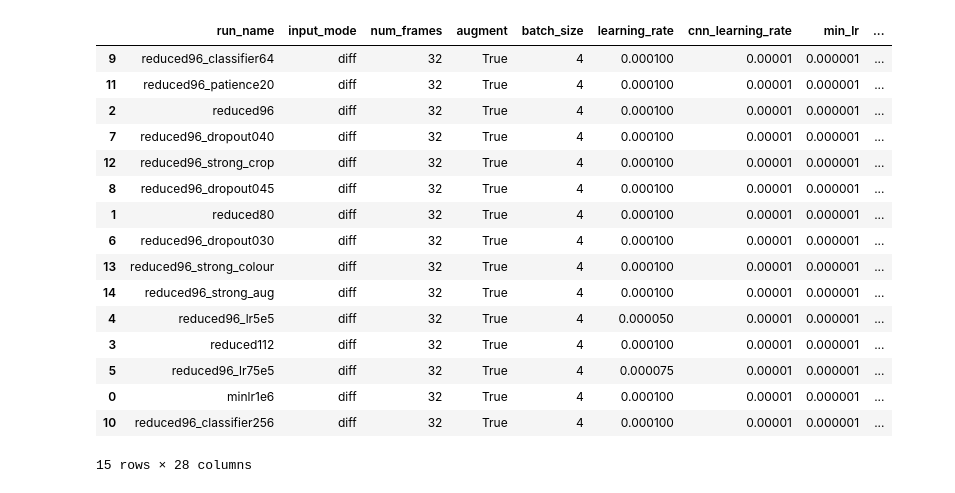
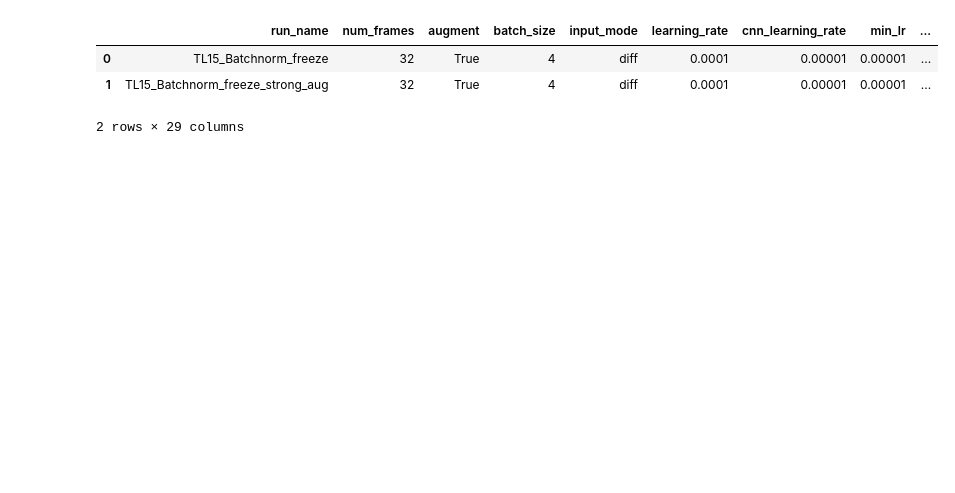
Before and after one commit to maxim-pre/violence-detection-dissertation, a Jupyter notebook: notebooks/06-gridsearch_results.ipynb, the cells around one changed output. Cells and saved outputs as stored; diff of their text form; code cells hidden in the pictures; blank space fills up the shorter version.

```diff
--- a/notebooks/06-gridsearch_results.ipynb
+++ b/notebooks/06-gridsearch_results.ipynb
@@ -12,26 +14,14 @@ import matplotlib.pyplot as plt
+# %%
+experiment_root = CHECKPOINT_DIR / "CNN_LSTM_V3" / "grid_search_6_Freeze_batchnorm"
 # %%
-experiment_root = CHECKPOINT_DIR / "CNN_LSTM_V3" / "grid_search_2"
 grid_search_results_path = experiment_root / "grid_search_results.csv"
 
 df = pd.read_csv(grid_search_results_path)
 df = df.sort_values("best_val_acc", ascending=False)
 df.head(50)
 # %% [output]
-|  | run_name | input_mode | num_frames | augment | batch_size | learning_rate | cnn_learning_rate | min_lr | ... |
-| 9 | reduced96_classifier64 | diff | 32 | True | 4 | 0.000100 | 0.00001 | 0.000001 | ... |
-| 11 | reduced96_patience20 | diff | 32 | True | 4 | 0.000100 | 0.00001 | 0.000001 | ... |
-| 2 | reduced96 | diff | 32 | True | 4 | 0.000100 | 0.00001 | 0.000001 | ... |
-| 7 | reduced96_dropout040 | diff | 32 | True | 4 | 0.000100 | 0.00001 | 0.000001 | ... |
-| 12 | reduced96_strong_crop | diff | 32 | True | 4 | 0.000100 | 0.00001 | 0.000001 | ... |
-| 8 | reduced96_dropout045 | diff | 32 | True | 4 | 0.000100 | 0.00001 | 0.000001 | ... |
-| 1 | reduced80 | diff | 32 | True | 4 | 0.000100 | 0.00001 | 0.000001 | ... |
-| 6 | reduced96_dropout030 | diff | 32 | True | 4 | 0.000100 | 0.00001 | 0.000001 | ... |
-| 13 | reduced96_strong_colour | diff | 32 | True | 4 | 0.000100 | 0.00001 | 0.000001 | ... |
-| 14 | reduced96_strong_aug | diff | 32 | True | 4 | 0.000100 | 0.00001 | 0.000001 | ... |
-| 4 | reduced96_lr5e5 | diff | 32 | True | 4 | 0.000050 | 0.00001 | 0.000001 | ... |
-| 3 | reduced112 | diff | 32 | True | 4 | 0.000100 | 0.00001 | 0.000001 | ... |
-| 5 | reduced96_lr75e5 | diff | 32 | True | 4 | 0.000075 | 0.00001 | 0.000001 | ... |
-| 0 | minlr1e6 | diff | 32 | True | 4 | 0.000100 | 0.00001 | 0.000001 | ... |
-| 10 | reduced96_classifier256 | diff | 32 | True | 4 | 0.000100 | 0.00001 | 0.000001 | ... |
+|  | run_name | num_frames | augment | batch_size | input_mode | learning_rate | cnn_learning_rate | min_lr | ... |
+| 0 | TL15_Batchnorm_freeze | 32 | True | 4 | diff | 0.0001 | 0.00001 | 0.00001 | ... |
+| 1 | TL15_Batchnorm_freeze_strong_aug | 32 | True | 4 | diff | 0.0001 | 0.00001 | 0.00001 | ... |
-15 rows × 28 columns
+2 rows × 29 columns
 # %%
```
Also changed, not shown: parts of 4 cells of this notebook, 7 other files.
